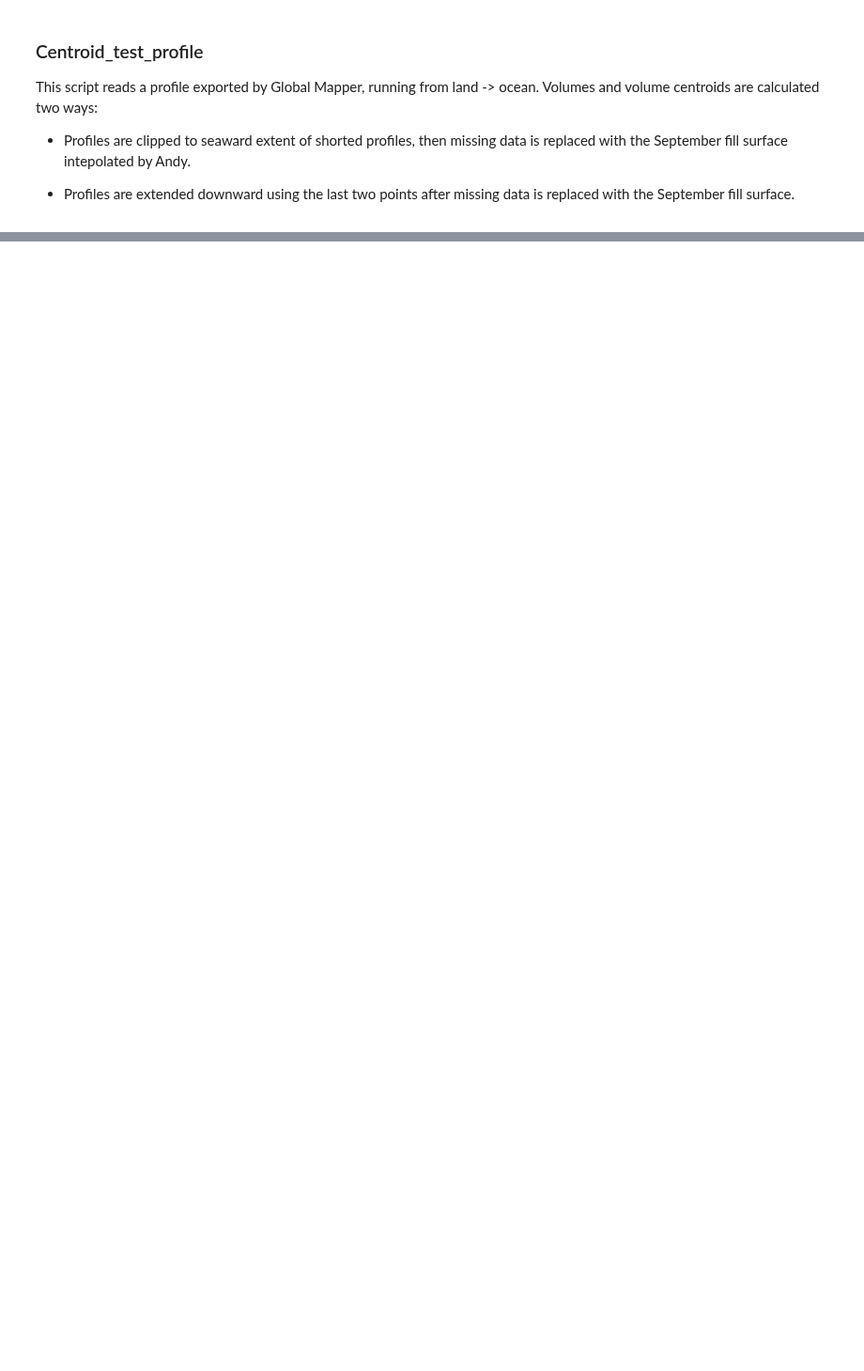
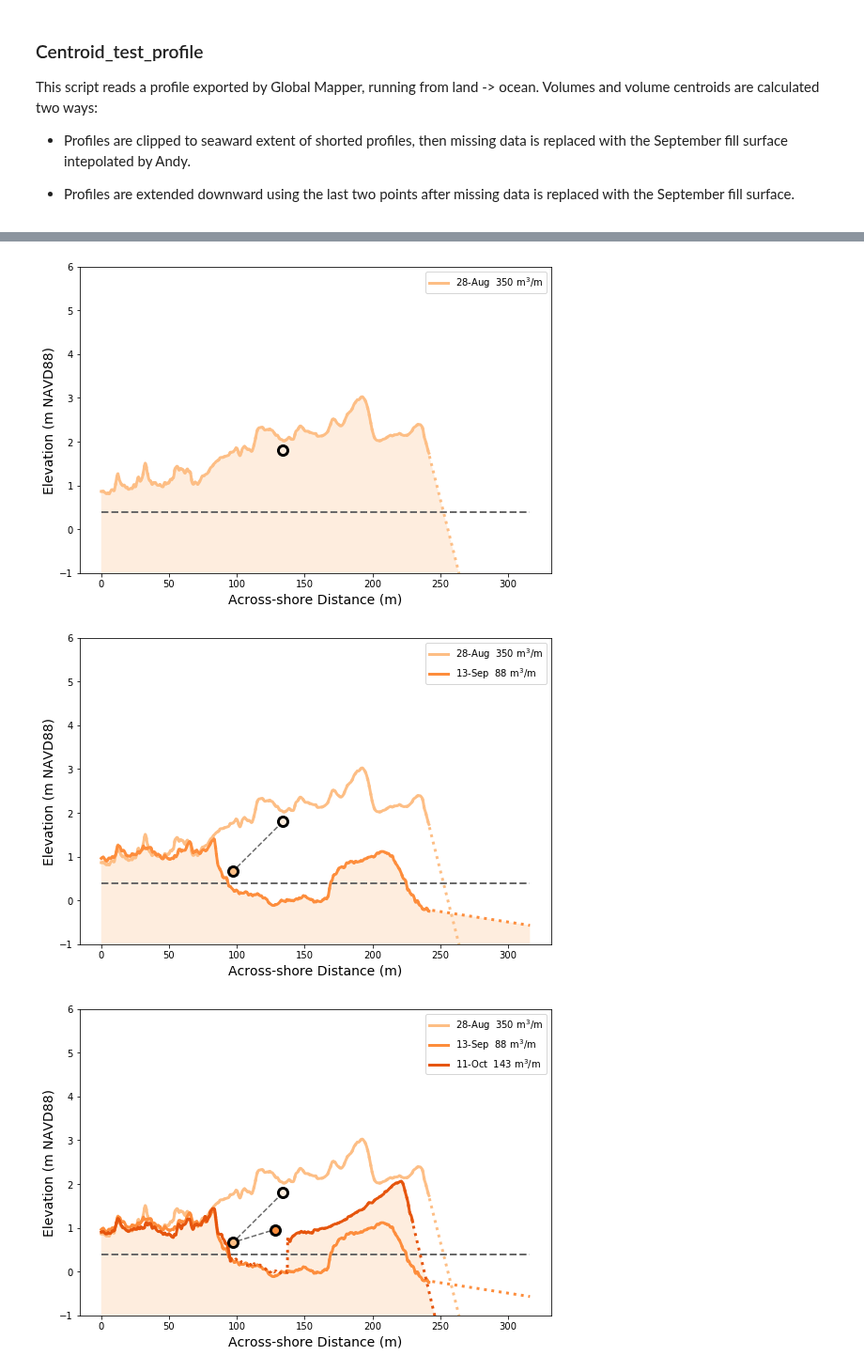
Before and after one commit to csherwood-usgs/CoreBx, a Jupyter notebook: Centroid_test_profile.ipynb, the cells around one changed output, grey strips where cells are left out. Shown at 94% size. Drawn from its saved outputs; the diff is of its cells as text; code cells hidden in the pictures; blank space fills up the shorter version.

```diff
--- a/Centroid_test_profile.ipynb
+++ b/Centroid_test_profile.ipynb
@@ -233,0 +250,74 @@ plt.savefig('profile.svg')
+# %%
+i=0
+fig, ax = plt.subplots(1,1,figsize=(9,6))
+plt.plot(dist,np.ones_like(dist)*datum,'--',c='dimgray',linewidth=2)
+lab = '{0} {1: .0f} m$^3$/m'.format(pnames[i],vd[i])
+plt.plot(dist,profs[i,:],'-',linewidth=3,c=cols[i+1],label=lab)
+plt.plot(dist,profx2[i,:],':',linewidth=3,c=cols[i+1])
+plt.plot(cxcy[i,0],cxcy[i,1],'ok',ms=12)
+plt.plot(cxcy[i,0],cxcy[i,1],'o',c=cols[i])
+ax.fill_between(dist,-1,profx2[i,:],facecolor=cols[0])
+plt.legend()
+plt.ylim((-1., 6.))
+plt.ylabel('Elevation (m NAVD88)',fontsize=14)
+plt.xlabel('Across-shore Distance (m)',fontsize=14)
+pname = '{}_{}.svg'.format(profname,0)
+plt.savefig(pname)
+
+fig, ax = plt.subplots(1,1,figsize=(9,6))
+plt.plot(dist,np.ones_like(dist)*datum,'--',c='dimgray',linewidth=2)
+for i in range(0,2):
+    lab = '{0} {1: .0f} m$^3$/m'.format(pnames[i],vd[i])
+    plt.plot(dist,profs[i,:],'-',linewidth=3,c=cols[i+1],label=lab)
+    plt.plot(dist,profx2[i,:],':',linewidth=3,c=cols[i+1])
+plt.plot(cxcy[0:2,0],cxcy[0:2,1],'--',c='dimgray')
+for i in range(0,2):
+    plt.plot(cxcy[i,0],cxcy[i,1],'ok',ms=12)
+    plt.plot(cxcy[i,0],cxcy[i,1],'o',c=cols[i])
+ax.fill_between(dist,-1,profx2[1,:],facecolor=cols[0])
+plt.legend()
+plt.ylim((-1., 6.))
+plt.ylabel('Elevation (m NAVD88)',fontsize=14)
+plt.xlabel('Across-shore Distance (m)',fontsize=14)
+pname = '{}_{}.svg'.format(profname,1)
+plt.savefig(pname)
+
+fig, ax = plt.subplots(1,1,figsize=(9,6))
+plt.plot(dist,np.ones_like(dist)*datum,'--',c='dimgray',linewidth=2)
+for i in range(0,3):
+    lab = '{0} {1: .0f} m$^3$/m'.format(pnames[i],vd[i])
+    plt.plot(dist,profs[i,:],'-',linewidth=3,c=cols[i+1],label=lab)
+    plt.plot(dist,profx2[i,:],':',linewidth=3,c=cols[i+1])
+plt.plot(cxcy[0:3,0],cxcy[0:3,1],'--',c='dimgray')
+for i in range(0,3):
+    plt.plot(cxcy[i,0],cxcy[i,1],'ok',ms=12)
+    plt.plot(cxcy[i,0],cxcy[i,1],'o',c=cols[i])
+ax.fill_between(dist,-1,profx2[2,:],facecolor=cols[0])
+plt.legend()
+plt.ylim((-1., 6.))
+plt.ylabel('Elevation (m NAVD88)',fontsize=14)
+plt.xlabel('Across-shore Distance (m)',fontsize=14)
+pname = '{}_{}.svg'.format(profname,2)
+plt.savefig(pname)
+
+fig, ax = plt.subplots(1,1,figsize=(9,6))
+plt.plot(dist,np.ones_like(dist)*datum,'--',c='dimgray',linewidth=2)
+for i in range(0,4):
+    lab = '{0} {1: .0f} m$^3$/m'.format(pnames[i],vd[i])
+    plt.plot(dist,profs[i,:],'-',linewidth=3,c=cols[i+1],label=lab)
+    plt.plot(dist,profx2[i,:],':',linewidth=3,c=cols[i+1])
+plt.plot(cxcy[0:4,0],cxcy[0:4,1],'--',c='dimgray')
+for i in range(0,4):
+    plt.plot(cxcy[i,0],cxcy[i,1],'ok',ms=12)
+    plt.plot(cxcy[i,0],cxcy[i,1],'o',c=cols[i])
+ax.fill_between(dist,-1,profx2[3,:],facecolor=cols[0])
+plt.legend()
+plt.ylim((-1., 6.))
+plt.ylabel('Elevation (m NAVD88)',fontsize=14)
+plt.xlabel('Across-shore Distance (m)',fontsize=14)
+pname = '{}_{}.svg'.format(profname,3)
+plt.savefig(pname)
+# %% [output]
+[figure, added]
+[figure, added]
+[figure, added]
```
Also changed, not shown: parts of 10 cells of this notebook.
